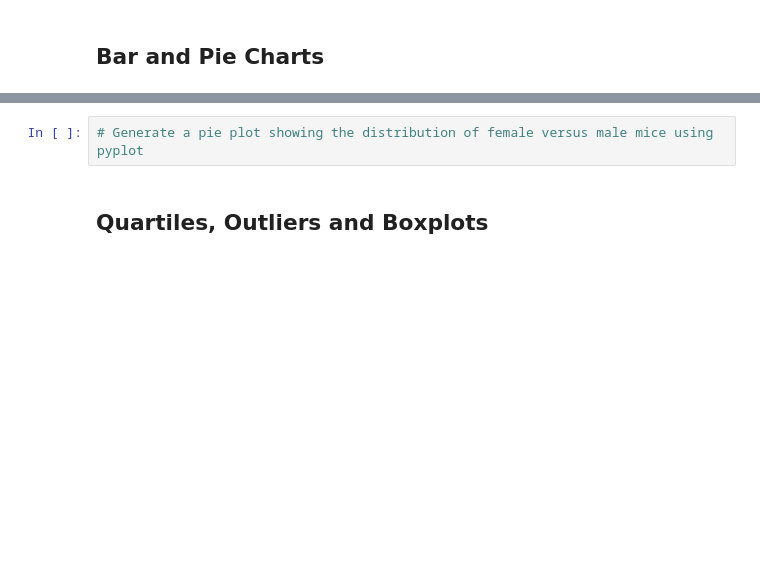
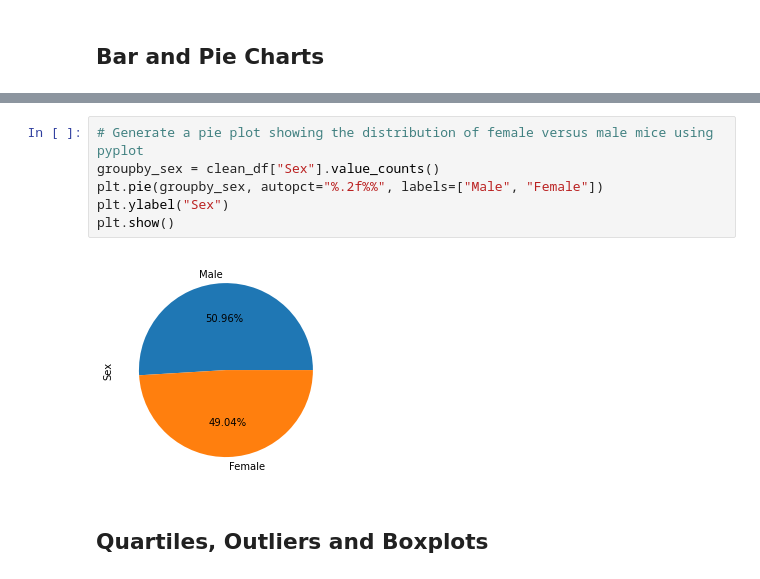
Before and after one commit to Tim-U-12/Matplotlib-challenge, a Jupyter notebook: Pymaceuticals/pymaceuticals_starter.ipynb, the cells around one changed output, grey strips where cells are left out. Cells and saved outputs as stored; diff of their text form; blank space fills up the shorter version.

```diff
--- a/Pymaceuticals/pymaceuticals_starter.ipynb
+++ b/Pymaceuticals/pymaceuticals_starter.ipynb
@@ -88,5 +159,11 @@ pandas_bar_graph
 # %%
 # Generate a pie plot showing the distribution of female versus male mice using pyplot
+groupby_sex = clean_df["Sex"].value_counts()
+plt.pie(groupby_sex, autopct="%.2f%%", labels=["Male", "Female"])
+plt.ylabel("Sex")
+plt.show()
+# %% [output]
+[figure, added]
 # %% [markdown]
 ## Quartiles, Outliers and Boxplots
 # %%
```
Also changed, not shown: parts of 13 cells of this notebook.
